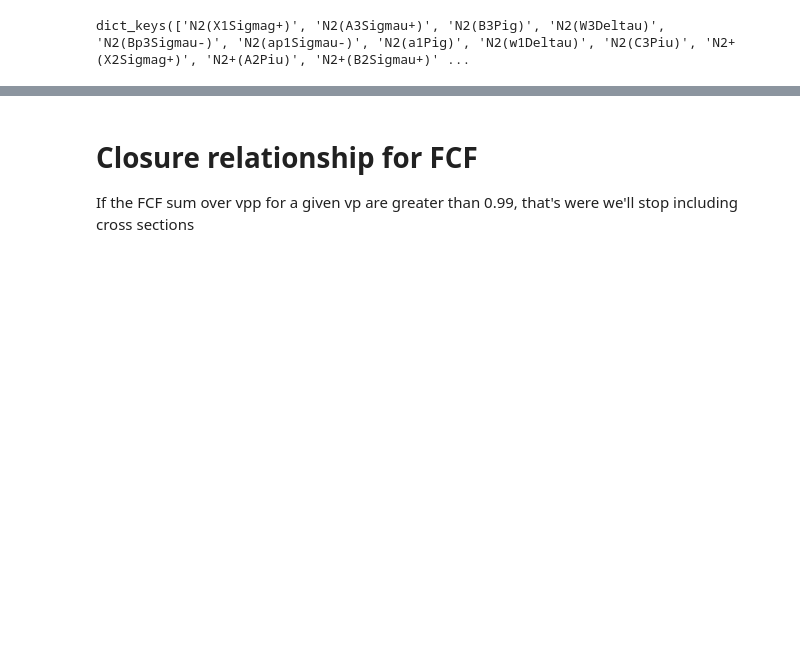
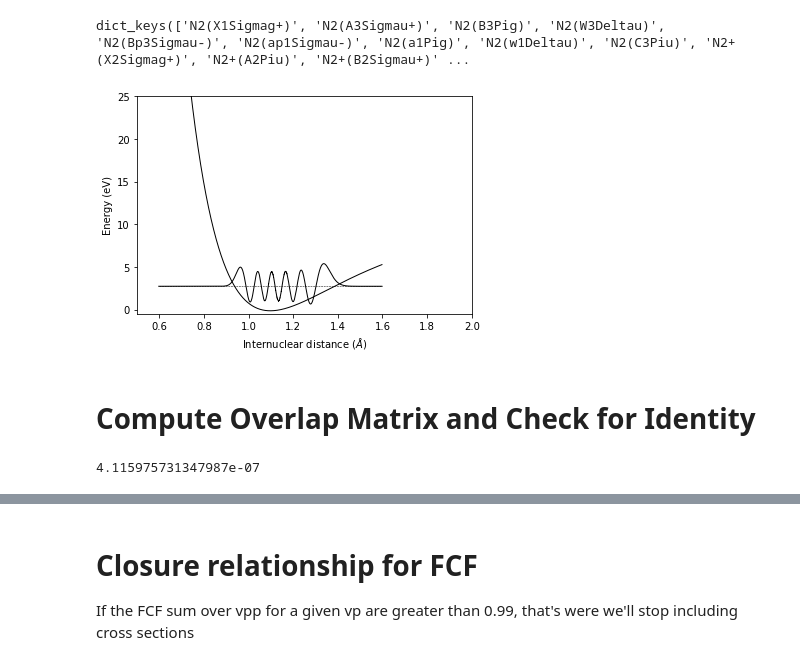
Before and after one commit to USNavalResearchLaboratory/nepc, a Jupyter notebook: nepc/methods/pcs/pcs-optimize.ipynb, the cells around one changed output, grey strips where cells are left out. Cells and saved outputs as stored; diff of their text form; code cells hidden in the pictures; blank space fills up the shorter version.

```diff
--- a/nepc/methods/pcs/pcs-optimize.ipynb
+++ b/nepc/methods/pcs/pcs-optimize.ipynb
@@ -13,6 +15,35 @@ from nepc.util.constants import MU_NITROGEN_KG
 N2_DIATOMIC_CONSTANTS.keys()
 # %% [output]
 dict_keys(['N2(X1Sigmag+)', 'N2(A3Sigmau+)', 'N2(B3Pig)', 'N2(W3Deltau)', 'N2(Bp3Sigmau-)', 'N2(ap1Sigmau-)', 'N2(a1Pig)', 'N2(w1Deltau)', 'N2(C3Piu)', 'N2+(X2Sigmag+)', 'N2+(A2Piu)', 'N2+(B2Sigmau+)' ...
+# %%
+r_array_X, psi_X, V_r_X = thomson.psi_v(vp=10,
+                                diatomic_constants_p=N2_DIATOMIC_CONSTANTS['N2(X1Sigmag+)'],
+                                reduced_mass=MU_NITROGEN_KG,
+                                k=17,
+                                delta_r=.5,
+                                dbug=False)
+# %%
+def Vr_array(Vr_p, r_array):
+    return ((mp.Te(Vr_p['To'], Vr_p['we'], Vr_p['wexe']) +
+             Vr_p['De']*(1.0 - exp(-Vr_p['a']*(r_array - Vr_p['re'])))**2 )/WAVENUMBER_PER_EV)
+# %%
+V_r_X_array = Vr_array(V_r_X, r_array_X)
+# %%
+Tv_X_10 = mp.Tv(10, V_r_X['To'], V_r_X['we'], V_r_X['wexe'])/WAVENUMBER_PER_EV
+# %%
+fig,  ax1 = plt.subplots(1)
+ax1.plot(r_array_X, V_r_X_array, 'black',
+         r_array_X, psi_X + Tv_X_10, 'black', lw=1)
+ax1.plot([r_array_X[0], r_array_X[-1]], [Tv_X_10,Tv_X_10], 'black', ls='--', lw=.5)
+ax1.set_xlim(.5, 2.0)
+ax1.set_ylim(-0.5, 25)
+ax1.set_ylabel('Energy (eV)')
+ax1.set_xlabel('Internuclear distance ($\AA$)')
+plt.show()
+# %% [output]
+[figure, added]
+# %% [markdown]
+# Compute Overlap Matrix and Check for Identity
 # %%
 overlap_X = thomson.fcf_v(vp_max=10, vpp_max=10,
                           diatomic_constants_p=N2_DIATOMIC_CONSTANTS['N2(X1Sigmag+)'],
@@ -21,3 +52,7 @@ overlap_X = thomson.fcf_v(vp_max=10, vpp_max=10,
                           k=17,
                           delta_r=.5,
                           dbug=False)
+# %%
+thomson.rmse_diagonal_elements(np.asarray(overlap_X))
+# %% [output]
+4.115975731347987e-07
```
Also changed, not shown: parts of 6 cells of this notebook, 2 other files.
